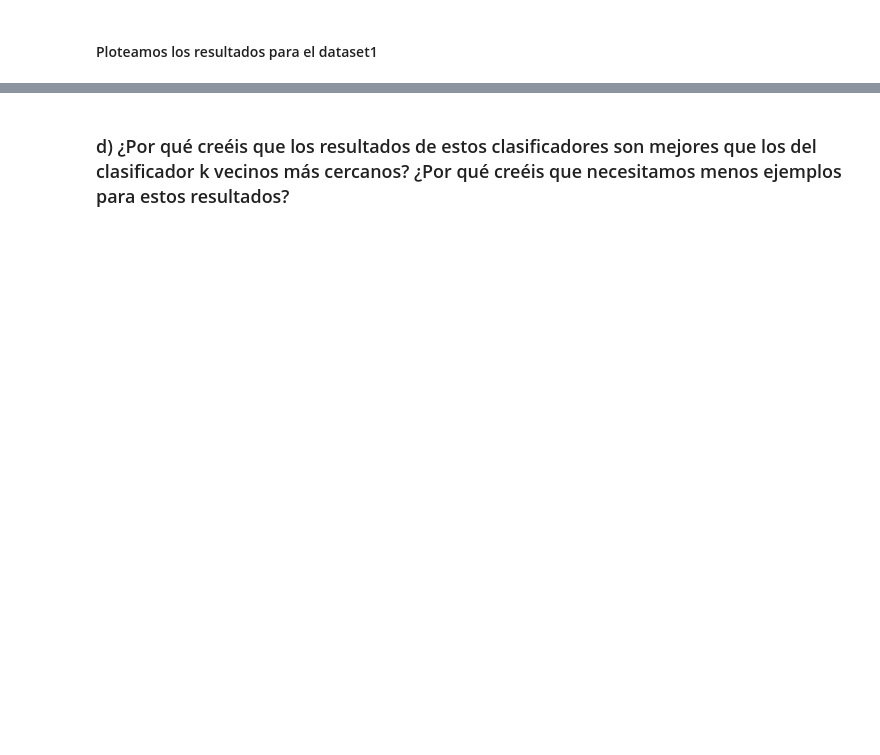
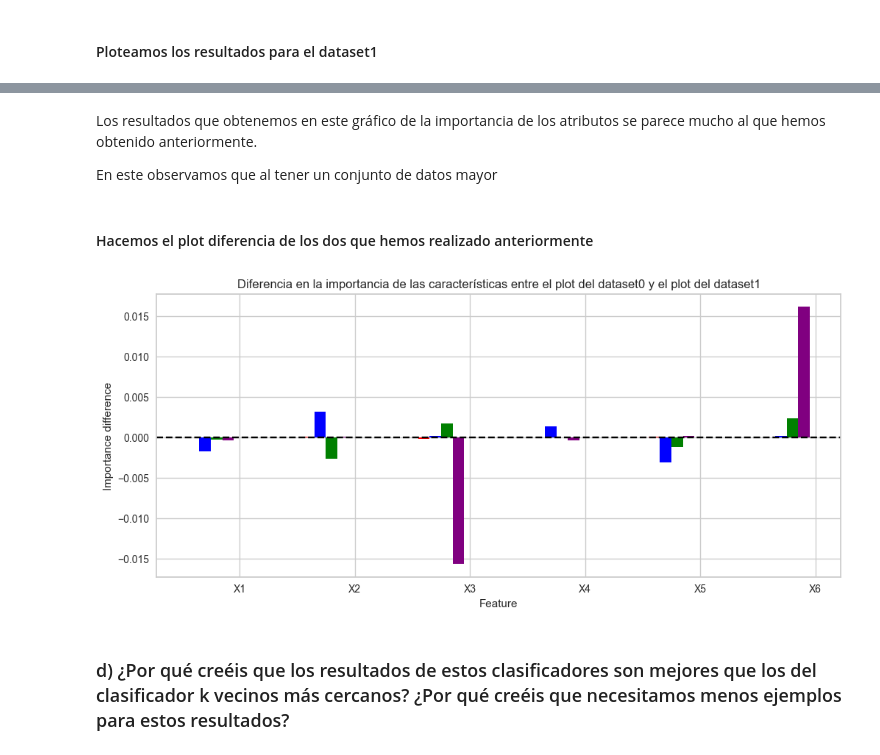
Before and after one commit to cuberhaus/APA, a Jupyter notebook: Problema5/ProblemaLlista5_GRUPAL.ipynb, the cells around one changed output, grey strips where cells are left out. Saved outputs shown, nothing was run; the diff lists cells and outputs as text; code cells hidden in the pictures; blank space fills up the shorter version.

```diff
--- a/Problema5/ProblemaLlista5_GRUPAL.ipynb
+++ b/Problema5/ProblemaLlista5_GRUPAL.ipynb
@@ -307,2 +446,39 @@ multi.estimators_
+# %% [markdown]
+Los resultados que obtenemos en este gráfico de la importancia de los atributos se parece mucho al que hemos obtenido anteriormente.
+
+En este observamos que al tener un conjunto de datos mayor
+# %% [markdown]
+#### Hacemos el plot diferencia de los dos que hemos realizado anteriormente
+# %%
+# feature importance values plot 1
+feature_importances_plot1 = []
+for val in multi0.estimators_:
+    feature_importances_plot1.append(val.feature_importances_)
+
+# feature importance values plot 2
+feature_importances_plot2 = []
+for val in multi.estimators_:
+    feature_importances_plot2.append(val.feature_importances_)
+
+# differencia entre las dos listas
+difference = [x2 - x1 for (x1, x2) in zip(feature_importances_plot2, feature_importances_plot1)]
+
+fig, ax = plt.subplots(figsize=(12, 5))
+
+ax.set_title("Diferencia en la importancia de las características entre el plot del dataset0 y el plot del dataset1")
+ax.set_xticks(xvalues + 0.3)
+ax.set_xticklabels(names_cols)
+ax.set_ylabel("Importance difference")
+ax.set_xlabel("Feature")
+
+colors = ["red", "blue", "green", "purple"]
+for i, val in enumerate(difference):
+    ax.bar(xvalues + (i - 1) * 0.1, val, 0.1, color=colors[i])
+
+ax.axhline(y=0, color='black', linestyle='dashed')
+
+plt.show()
+# %% [output]
+[figure, added]
 # %% [markdown]
 ### d) ¿Por qué creéis que los resultados de estos clasificadores son mejores que los del clasificador k vecinos más cercanos? ¿Por qué creéis que necesitamos menos ejemplos para estos resultados?
```
Also changed, not shown: parts of 30 cells of this notebook.
